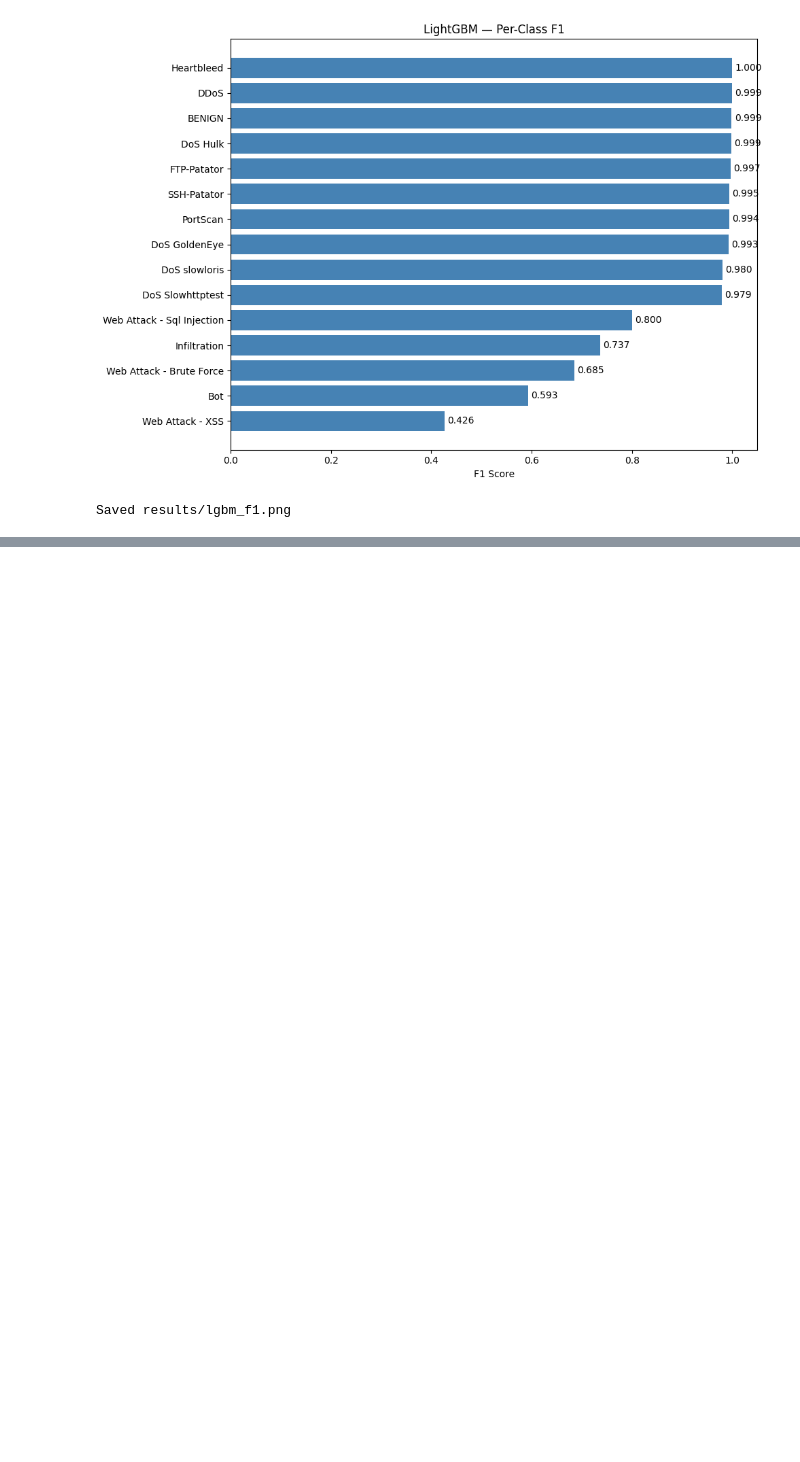
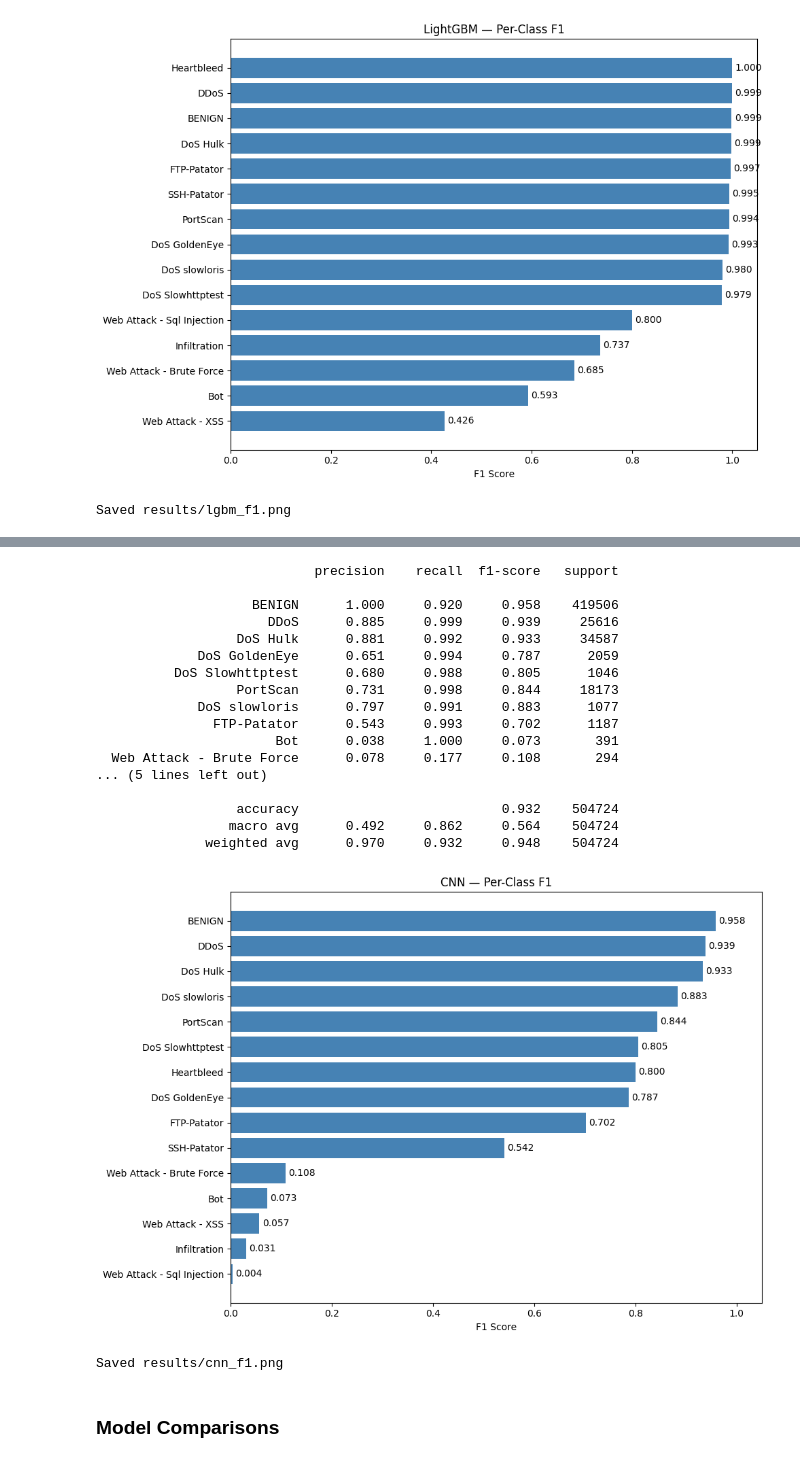
Before and after one commit to levipare/cs3540-final, a Jupyter notebook: results.ipynb, the cells around one changed output, grey strips where cells are left out. Cells and saved outputs as stored; diff of their text form; code cells hidden in the pictures; blank space fills up the shorter version.

Commit message:
cnn train and eval

```diff
--- a/results.ipynb
+++ b/results.ipynb
@@ -374,0 +411,19 @@ save_f1_chart(
+# %%
+# cnn training
+# 1D convolutional neural network. Uses early stopping on validation loss (patience=10). Model saved as .keras file; scaler and encoder saved separately for Streamlit.
+
+from src.models.cnn import train_cnn_classifier, predict_labels as cnn_predict
+
+cnn_artifacts = train_cnn_classifier(
+	X_resampled,
+	y_resampled,
+	X_valid=X_val,
+	y_valid=y_val,
+	epochs=30,
+	batch_size=128,
+	early_stopping_patience=10,
+	class_weight="balanced",
+	learning_rate=1e-3,
+	verbose=1
+)
+print("CNN training complete.")
@@ -374,0 +448,42 @@ save_f1_chart(
+# %%
+cnn_result = evaluate_model_predictions("CNN", y_test, cnn_predict(cnn_artifacts, X_test))
+save_classification_report(cnn_result, RESULTS / "cnn_report.txt")
+
+cnn_report_dict = cnn_result.classification_report_df.fillna(0).to_dict(orient="index")
+(RESULTS / "cnn_report.json").write_text(json.dumps(cnn_report_dict))
+
+cnn_artifacts.model.save(RESULTS / "cnn_model.keras")
+with open(RESULTS / "cnn_scaler.pkl", "wb") as f:
+    pickle.dump(cnn_artifacts.scaler, f)
+with open(RESULTS / "cnn_encoder.pkl", "wb") as f:
+    pickle.dump(cnn_artifacts.label_encoder, f)
+
+print(cnn_result.classification_report_text)
+
+save_f1_chart(
+    cnn_report_dict,
+    title="CNN — Per-Class F1",
+    save_path=str(RESULTS / "cnn_f1.png"),
+)
+# %% [output]
+                            precision    recall  f1-score   support
+
+                    BENIGN      1.000     0.920     0.958    419506
+                      DDoS      0.885     0.999     0.939     25616
+                  DoS Hulk      0.881     0.992     0.933     34587
+             DoS GoldenEye      0.651     0.994     0.787      2059
+          DoS Slowhttptest      0.680     0.988     0.805      1046
+                  PortScan      0.731     0.998     0.844     18173
+             DoS slowloris      0.797     0.991     0.883      1077
+               FTP-Patator      0.543     0.993     0.702      1187
+                       Bot      0.038     1.000     0.073       391
+  Web Attack - Brute Force      0.078     0.177     0.108       294
+... (5 lines left out)
+
+                  accuracy                          0.932    504724
+                 macro avg      0.492     0.862     0.564    504724
+              weighted avg      0.970     0.932     0.948    504724
+[figure, added]
+Saved results/cnn_f1.png
+# %% [markdown]
+### Model Comparisons
```
Also changed, not shown: parts of 7 cells of this notebook, 3 other files.
